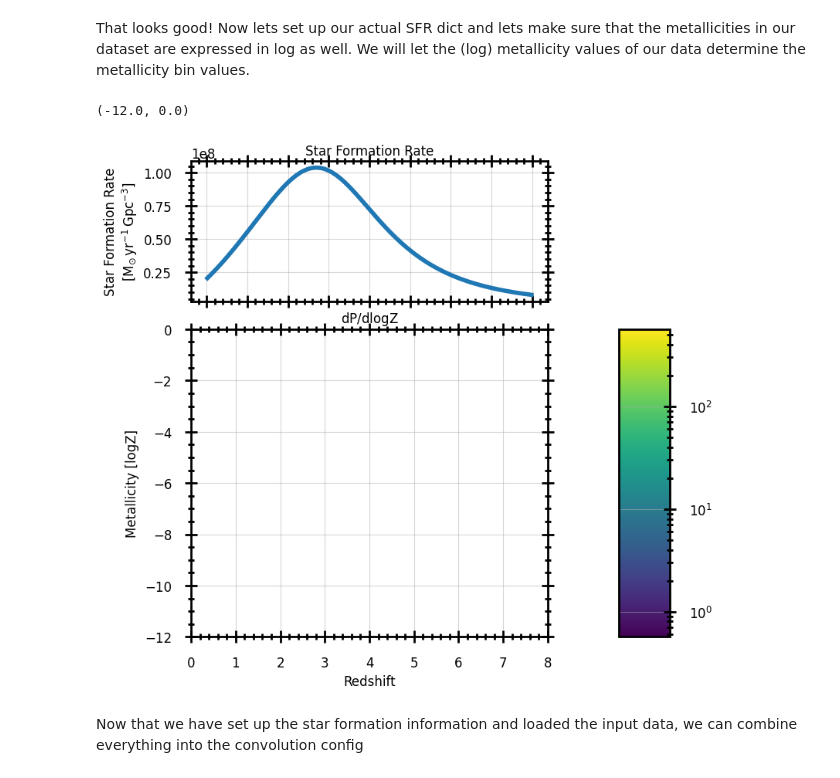
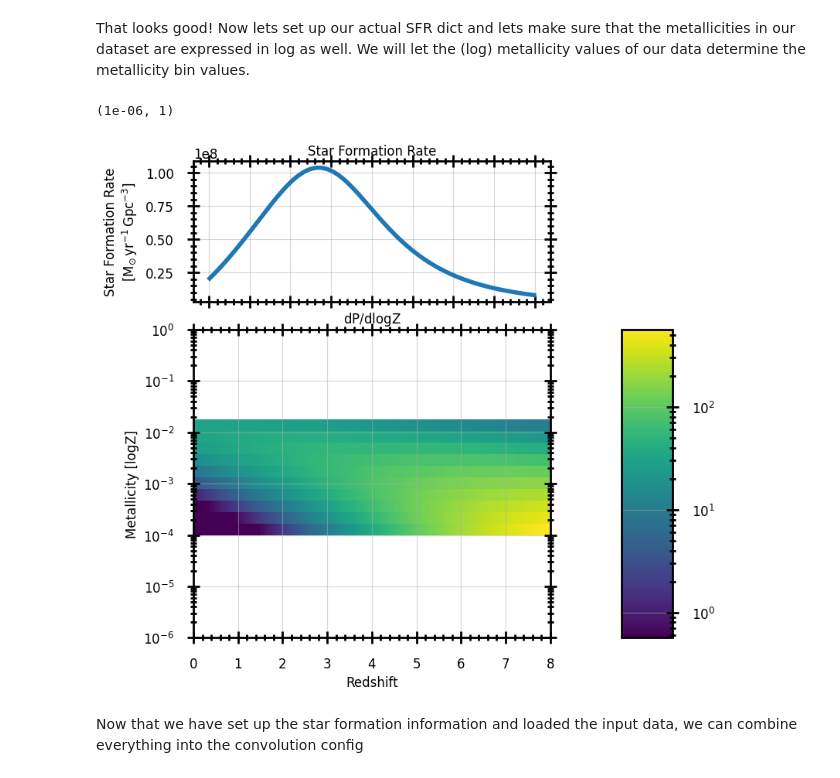
Before and after one commit to FloorBroekgaarden/growl-syntheticstellarpopconvolve, a Jupyter notebook: examples/notebook_example_GW_merger_rate_density.ipynb, the cells around one changed output. Cells and saved outputs as stored; diff of their text form; code cells hidden in the pictures.

```diff
--- a/examples/notebook_example_GW_merger_rate_density.ipynb
+++ b/examples/notebook_example_GW_merger_rate_density.ipynb
@@ -130,37 +130,37 @@ sfr = starformation_rate_distribution_vanSon2023(redshift_bin_centers).to(u.Msun
 #
 dpdlogZ = metallicity_distribution_vanSon2022(
     log_metallicity_centers=log_metallicity_bin_centers,
     redshifts=redshift_bin_centers,
 )
 
 # convert
 metallicity_bin_centers = np.exp(log_metallicity_bin_centers)
 metallicity_bin_edges = np.exp(log_metallicity_bin_edges)
 
-
 sfr_dict = {
     "redshift_bin_edges": redshift_bin_edges,
     "starformation_rate_array": sfr,
     "metallicity_bin_edges": metallicity_bin_edges,
     "metallicity_distribution_array": (1/metallicity_bin_centers) * dpdlogZ,  # We need to transpose!
 }
 
 axis_dict = plot_sfr_dict(
     sfr_dict,
     time_type="redshift",
     metallicity_string="logZ",
     metallicity_distribution_multiply_by_metallicity_bin_sizes=False,
     metallicity_distribution_multiply_by_sfr=False,
     metallicity_distribution_scale="log10",
     metallicity_distribution_cmap=copy.copy(plt.cm.viridis),
     return_axis_dict=True,
     figsize=(8,8),
     fontsize=12,
 )
-axis_dict['ax_mssfr'].set_ylim([-12, 0])
+axis_dict['ax_mssfr'].set_yscale('log')
+axis_dict['ax_mssfr'].set_ylim([0.000001, 1])
 # %% [output]
-(-12.0, 0.0)
+(1e-06, 1)
-[figure, old version]
+[figure, new version]
 # %% [markdown]
 Now that we have set up the star formation information and loaded the input data, we can combine everything into the convolution config
 # %%
```
